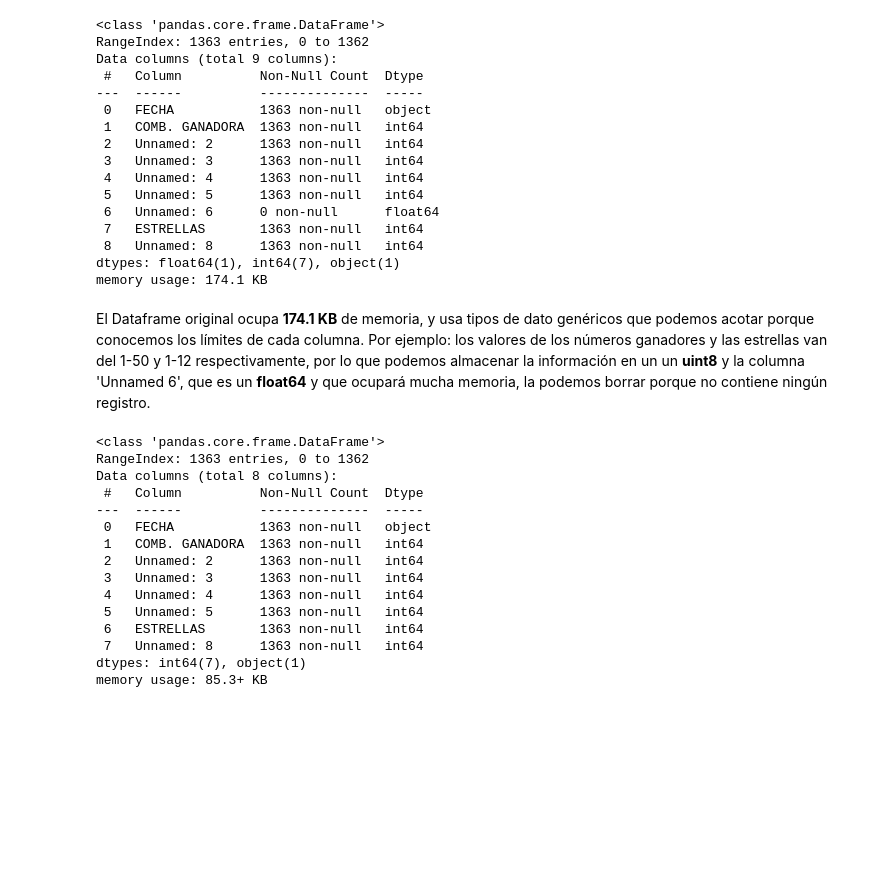
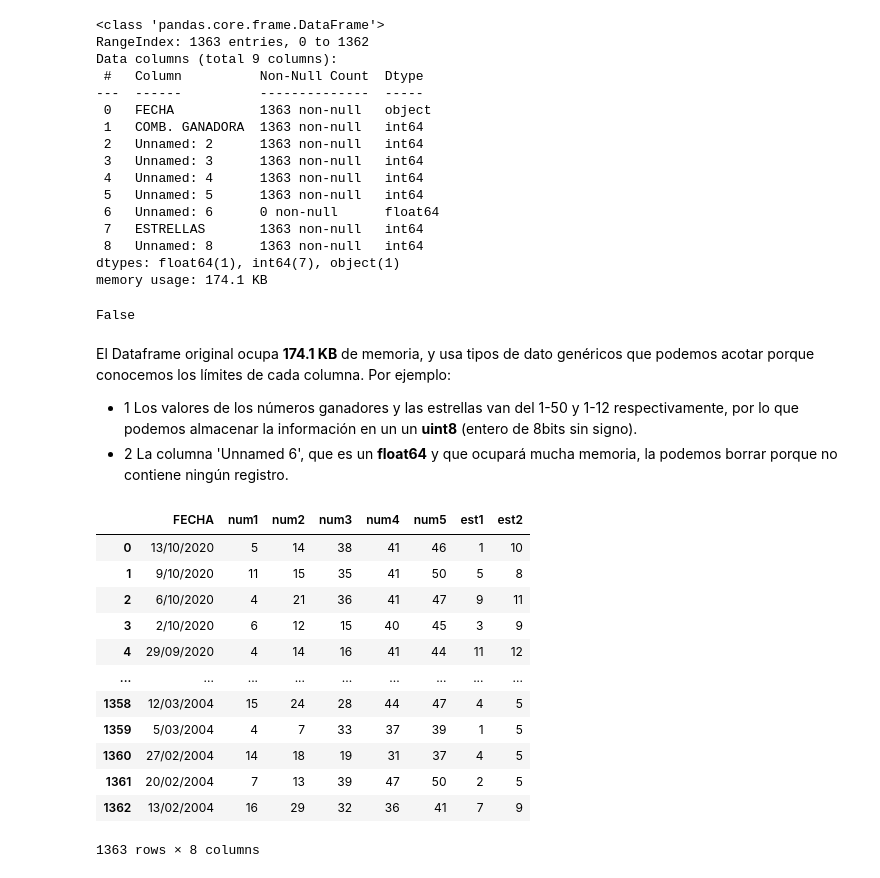
Before and after one commit to adzarei/uned-master-bigdata, a Jupyter notebook: PED/practica/PED-Practica-AdrianJoseZapaterReig.ipynb, the cells around one changed output. Drawn from its saved outputs; the diff is of its cells as text; code cells hidden in the pictures; blank space fills up the shorter version.

```diff
--- a/PED/practica/PED-Practica-AdrianJoseZapaterReig.ipynb
+++ b/PED/practica/PED-Practica-AdrianJoseZapaterReig.ipynb
@@ -62,28 +62,44 @@ Data columns (total 9 columns):
  8   Unnamed: 8      1363 non-null   int64
 dtypes: float64(1), int64(7), object(1)
 memory usage: 174.1 KB
+# %%
+# Todos los valores son NA.
+src_data['Unnamed: 6'].notna().values.any()
+# %% [output]
+False
 # %% [markdown]
 El Dataframe original ocupa **174.1 KB** de memoria, y usa tipos de dato genéricos que podemos acotar porque conocemos los límites de cada columna.
-Por ejemplo: los valores de los números ganadores y las estrellas van del 1-50 y 1-12 respectivamente, por lo que podemos almacenar la información en un un **uint8** y la columna 'Unnamed 6', que es un **float64** y que ocupará mucha memoria, la podemos borrar porque no contiene ningún registro.
+</br>Por ejemplo:
+- 1 Los valores de los números ganadores y las estrellas van del 1-50 y 1-12 respectivamente, por lo que podemos almacenar la información en un un **uint8** (entero de 8bits sin signo).
+- 2 La columna 'Unnamed 6', que es un **float64** y que ocupará mucha memoria, la podemos borrar porque no contiene ningún registro.
 # %%
 # hacemos una copia del DF con la información original para no modificar el objeto src_data.
 opt_src_data = src_data.copy()
 # borramos la columna que no nos sirve:
 opt_src_data.drop('Unnamed: 6', axis=1, inplace=True)
-opt_src_data.info()
+# Renombramos las columnas para que sea mas manejable:
+cols_to_rename = {
+    'COMB. GANADORA': 'num1',
+    'Unnamed: 2':'num2',
+    'Unnamed: 3':'num3',
+    'Unnamed: 4':'num4',
+    'Unnamed: 5':'num5',
+    'ESTRELLAS' :'est1',
+    'Unnamed: 8':'est2'
+}
+opt_src_data.rename(columns=cols_to_rename, inplace=True)
+opt_src_data
 # %% [output]
+|  | FECHA | num1 | num2 | num3 | num4 | num5 | est1 | est2 |
+| 0 | 13/10/2020 | 5 | 14 | 38 | 41 | 46 | 1 | 10 |
+| 1 | 9/10/2020 | 11 | 15 | 35 | 41 | 50 | 5 | 8 |
+| 2 | 6/10/2020 | 4 | 21 | 36 | 41 | 47 | 9 | 11 |
+| 3 | 2/10/2020 | 6 | 12 | 15 | 40 | 45 | 3 | 9 |
+| 4 | 29/09/2020 | 4 | 14 | 16 | 41 | 44 | 11 | 12 |
+| ... | ... | ... | ... | ... | ... | ... | ... | ... |
+| 1358 | 12/03/2004 | 15 | 24 | 28 | 44 | 47 | 4 | 5 |
+| 1359 | 5/03/2004 | 4 | 7 | 33 | 37 | 39 | 1 | 5 |
+| 1360 | 27/02/2004 | 14 | 18 | 19 | 31 | 37 | 4 | 5 |
+| 1361 | 20/02/2004 | 7 | 13 | 39 | 47 | 50 | 2 | 5 |
+| 1362 | 13/02/2004 | 16 | 29 | 32 | 36 | 41 | 7 | 9 |
-<class 'pandas.core.frame.DataFrame'>
-RangeIndex: 1363 entries, 0 to 1362
-Data columns (total 8 columns):
- #   Column          Non-Null Count  Dtype
----  ------          --------------  -----
- 0   FECHA           1363 non-null   object
- 1   COMB. GANADORA  1363 non-null   int64
- 2   Unnamed: 2      1363 non-null   int64
- 3   Unnamed: 3      1363 non-null   int64
- 4   Unnamed: 4      1363 non-null   int64
- 5   Unnamed: 5      1363 non-null   int64
- 6   ESTRELLAS       1363 non-null   int64
- 7   Unnamed: 8      1363 non-null   int64
-dtypes: int64(7), object(1)
-memory usage: 85.3+ KB
+1363 rows × 8 columns
```
Also changed, not shown: parts of 53 cells of this notebook, 1 other file.
